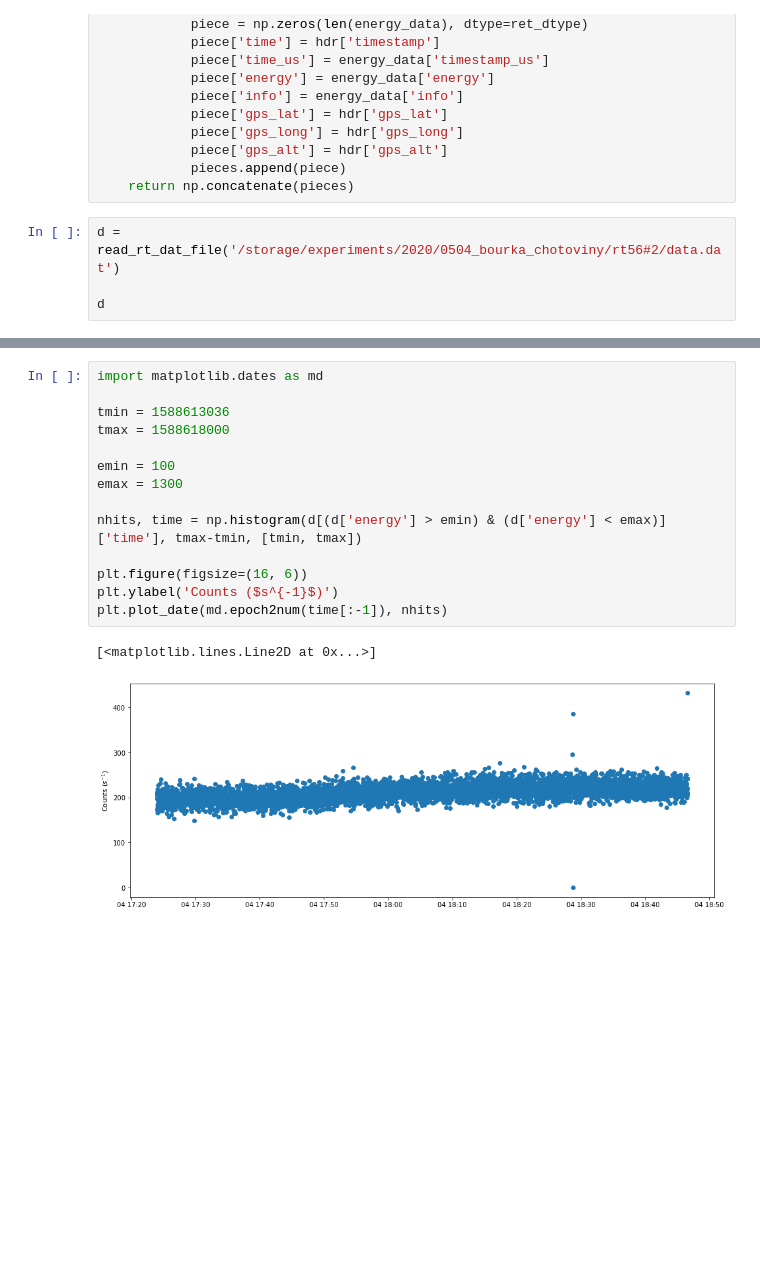
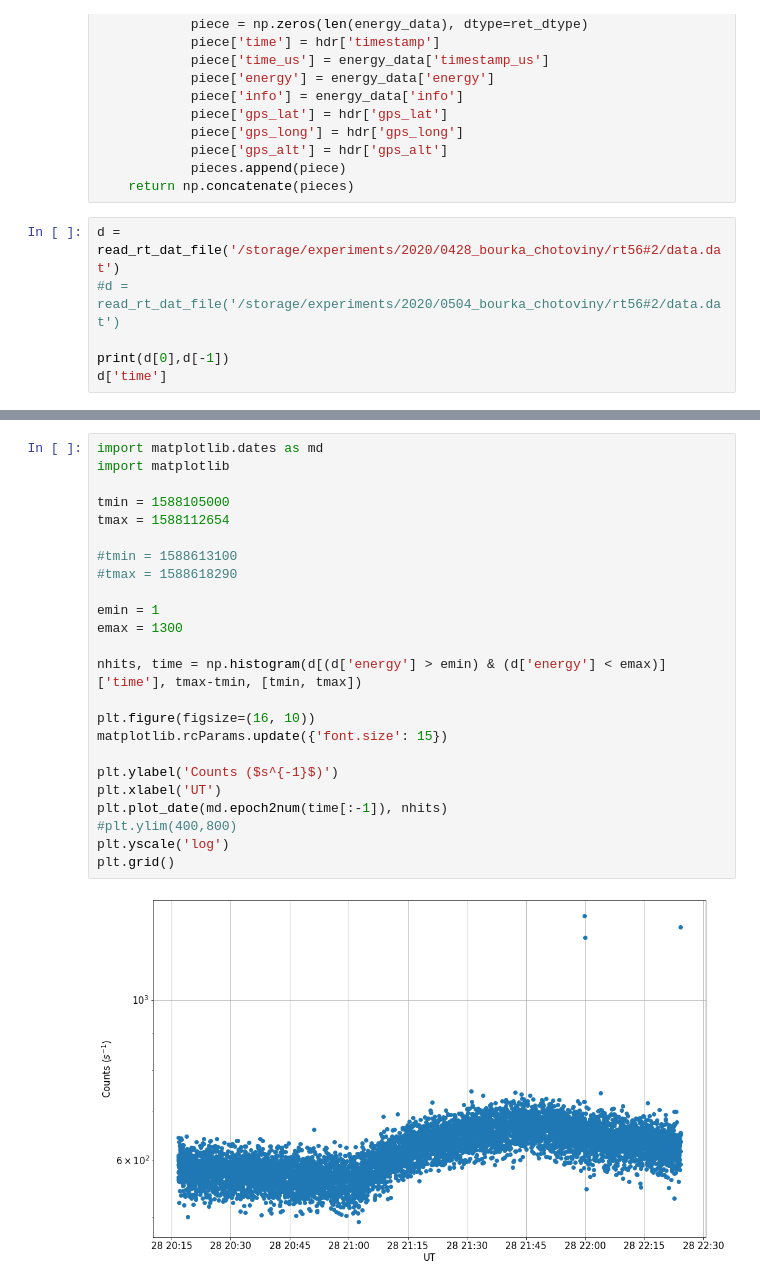
Before and after one commit to ODZ-UJF-AV-CR/CRREAT_cars, a Jupyter notebook: rt.ipynb, the cells around one changed output, grey strips where cells are left out. Cells and saved outputs as stored; diff of their text form; blank space fills up the shorter version.

```diff
--- a/rt.ipynb
+++ b/rt.ipynb
@@ -80,7 +80,9 @@ def read_rt_dat_file(filename):
             pieces.append(piece)
     return np.concatenate(pieces)
 # %%
-d = read_rt_dat_file('/storage/experiments/2020/0504_bourka_chotoviny/rt56#2/data.dat')
+d = read_rt_dat_file('/storage/experiments/2020/0428_bourka_chotoviny/rt56#2/data.dat')
+#d = read_rt_dat_file('/storage/experiments/2020/0504_bourka_chotoviny/rt56#2/data.dat')
 
-d
+print(d[0],d[-1])
+d['time']
 # %% [output]
@@ -105,18 +107,27 @@ plt.plot(d[25338:]['time'])
 # %%
 import matplotlib.dates as md
+import matplotlib
 
-tmin = 1588613036
-tmax = 1588618000
+tmin = 1588105000
+tmax = 1588112654
 
-emin = 100
+#tmin = 1588613100
+#tmax = 1588618290
+
+emin = 1
 emax = 1300
 
 nhits, time = np.histogram(d[(d['energy'] > emin) & (d['energy'] < emax)]['time'], tmax-tmin, [tmin, tmax])
 
-plt.figure(figsize=(16, 6))
+plt.figure(figsize=(16, 10))
+matplotlib.rcParams.update({'font.size': 15})
+
 plt.ylabel('Counts ($s^{-1}$)')
+plt.xlabel('UT')
 plt.plot_date(md.epoch2num(time[:-1]), nhits)
+#plt.ylim(400,800)
+plt.yscale('log')
+plt.grid()
 # %% [output]
-[<matplotlib.lines.Line2D at 0x...>]
-[figure, old version]
+[figure, new version]
 # %%
```
Also changed, not shown: parts of 5 cells of this notebook.
